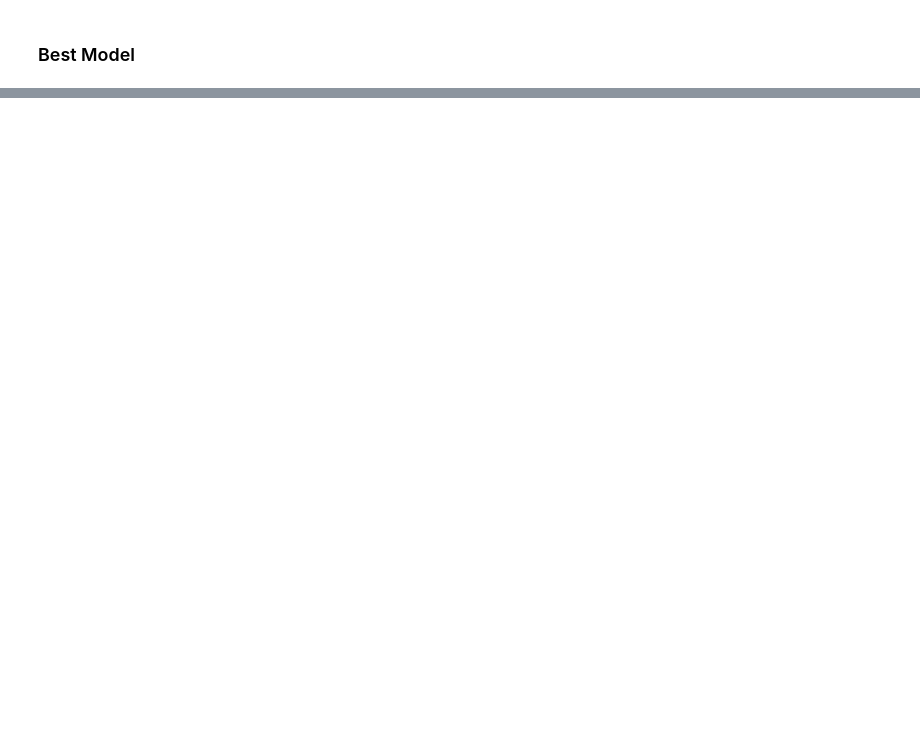
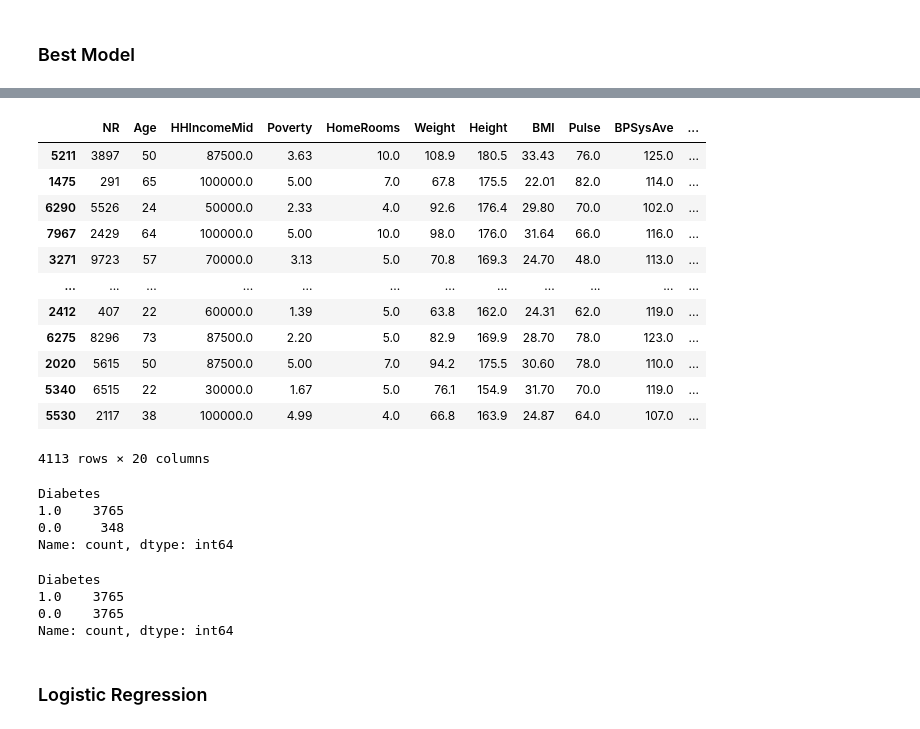
Before and after one commit to johannesgl4d0s/ML, a Jupyter notebook: first try.ipynb, the cells around one changed output, grey strips where cells are left out. Saved outputs shown, nothing was run; the diff lists cells and outputs as text; code cells hidden in the pictures; blank space fills up the shorter version.

```diff
--- a/first try.ipynb
+++ b/first try.ipynb
@@ -886,0 +890,14 @@ with open("output_reg/best_model.pkl", "wb") as file:
+# %%
+df = pd.read_csv('project_1_train.csv')
+df['Diabetes'].mask(df['Diabetes'] == 'Yes', 0, inplace=True)
+df['Diabetes'].mask(df['Diabetes'] == 'No', 1, inplace=True)
+df["Diabetes"] = df["Diabetes"].astype(float)
+numerics = ['int16', 'int32', 'int64', 'float16', 'float32', 'float64']
+
+df = df.select_dtypes(include=numerics)
+
+max_number_of_nas = 1500
+newdf = df.loc[:, (df.isnull().sum(axis=0) <= max_number_of_nas)]
+
+newdf.dropna(inplace=True)
+newdf.info()
@@ -886,0 +926,28 @@ with open("output_reg/best_model.pkl", "wb") as file:
+# %%
+y_clas = newdf['Diabetes']
+
+x_clas = newdf.drop(columns=['Diabetes'])
+X_train_c, X_test_c, y_train_c, y_test_c = train_test_split(x_clas, y_clas, test_size=0.2, random_state=123)
+# %%
+X_train_c
+# %% [output]
+|  | NR | Age | HHIncomeMid | Poverty | HomeRooms | Weight | Height | BMI | Pulse | BPSysAve | ... |
+| 5211 | 3897 | 50 | 87500.0 | 3.63 | 10.0 | 108.9 | 180.5 | 33.43 | 76.0 | 125.0 | ... |
+| 1475 | 291 | 65 | 100000.0 | 5.00 | 7.0 | 67.8 | 175.5 | 22.01 | 82.0 | 114.0 | ... |
+| 6290 | 5526 | 24 | 50000.0 | 2.33 | 4.0 | 92.6 | 176.4 | 29.80 | 70.0 | 102.0 | ... |
+| 7967 | 2429 | 64 | 100000.0 | 5.00 | 10.0 | 98.0 | 176.0 | 31.64 | 66.0 | 116.0 | ... |
+| 3271 | 9723 | 57 | 70000.0 | 3.13 | 5.0 | 70.8 | 169.3 | 24.70 | 48.0 | 113.0 | ... |
+| ... | ... | ... | ... | ... | ... | ... | ... | ... | ... | ... | ... |
+| 2412 | 407 | 22 | 60000.0 | 1.39 | 5.0 | 63.8 | 162.0 | 24.31 | 62.0 | 119.0 | ... |
+| 6275 | 8296 | 73 | 87500.0 | 2.20 | 5.0 | 82.9 | 169.9 | 28.70 | 78.0 | 123.0 | ... |
+| 2020 | 5615 | 50 | 87500.0 | 5.00 | 7.0 | 94.2 | 175.5 | 30.60 | 78.0 | 110.0 | ... |
+| 5340 | 6515 | 22 | 30000.0 | 1.67 | 5.0 | 76.1 | 154.9 | 31.70 | 70.0 | 119.0 | ... |
+| 5530 | 2117 | 38 | 100000.0 | 4.99 | 4.0 | 66.8 | 163.9 | 24.87 | 64.0 | 107.0 | ... |
+4113 rows × 20 columns
+# %%
+y_train_c.value_counts()
+# %% [output]
+Diabetes
+1.0    3765
+0.0     348
+Name: count, dtype: int64
@@ -886,0 +993,7 @@ with open("output_reg/best_model.pkl", "wb") as file:
+# %%
+y_train_c.value_counts()
+# %% [output]
+Diabetes
+1.0    3765
+0.0    3765
+Name: count, dtype: int64
@@ -886,0 +1002,2 @@ with open("output_reg/best_model.pkl", "wb") as file:
+# %% [markdown]
+### Logistic Regression
```
Also changed, not shown: parts of 25 cells of this notebook, 18 other files.
